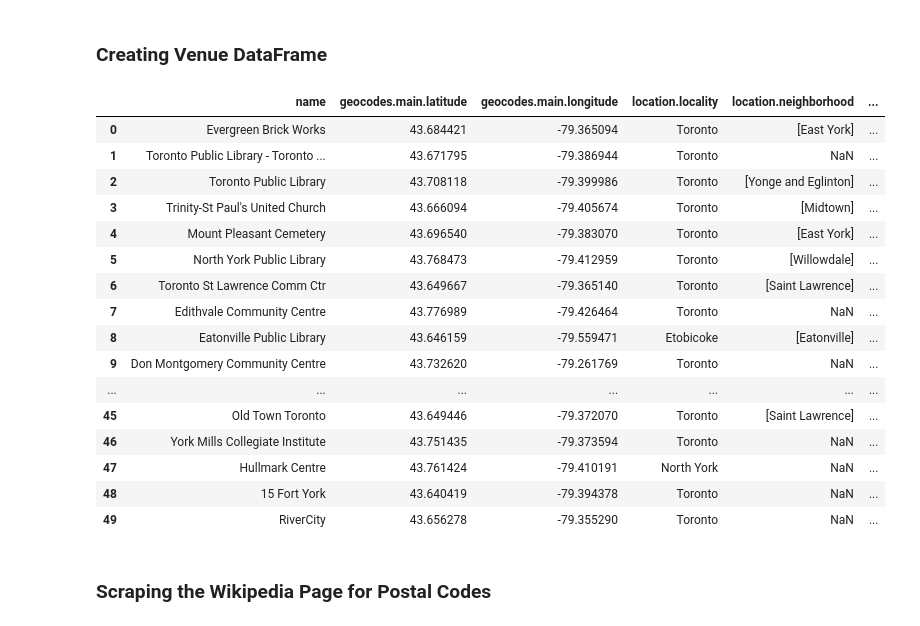
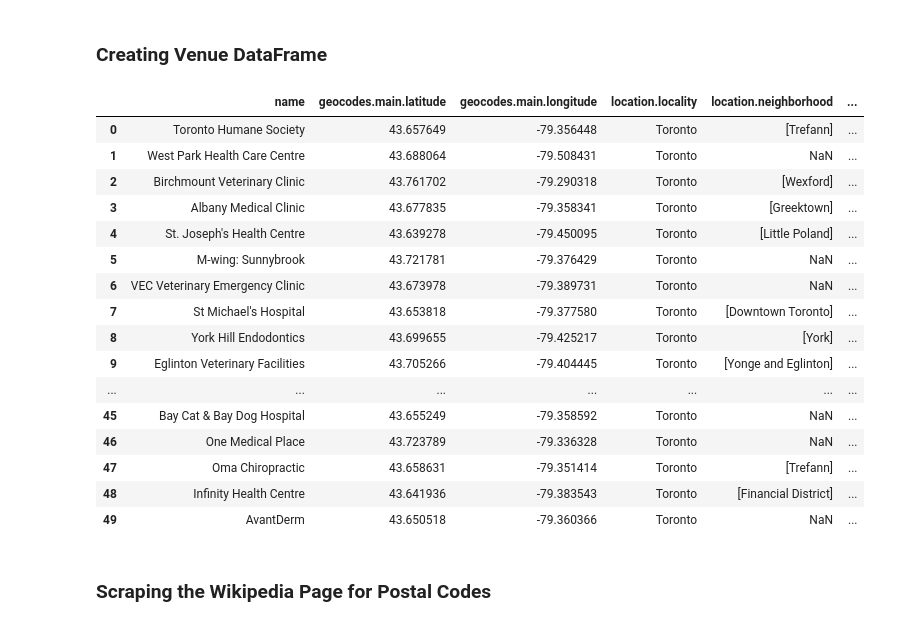
Before and after one commit to Sujeev-Uthayakumar/clustering-navigation, a Jupyter notebook: src/index.ipynb, the cells around one changed output. Cells and saved outputs as stored; diff of their text form; code cells hidden in the pictures.

```diff
--- a/src/index.ipynb
+++ b/src/index.ipynb
@@ -94,32 +94,32 @@ def create_request(coords= None, location = None, categories = None, limit = "10
 # %%
 latitude = 43.6532
 longitude = -79.3832
-results = create_request(location = ["Toronto", "ON"], categories="12000", limit="50")
+hospitals = create_request(location = ["Toronto", "ON"], categories="15000", limit="50")
 
 # Generates data from the Foursquare API
-venues = json_normalize(results['results'], max_level=3)
-venues.drop(venues.columns[[0, 1, 2, 3, 5, 8, 9, 10, 11, 13, 12, 17, 18, 19, 20, 21]], axis=1, inplace=True)
+hospital_venues = json_normalize(hospitals['results'], max_level=3)
+hospital_venues.drop(hospital_venues.columns[[0, 1, 2, 3, 5, 8, 9, 10, 11, 13, 12, 17, 18, 19, 20, 21]], axis=1, inplace=True)
 
 #
-pd.DataFrame(venues)
+pd.DataFrame(hospital_venues)
 # %% [output]
 |  | name | geocodes.main.latitude | geocodes.main.longitude | location.locality | location.neighborhood | ... |
-| 0 | Evergreen Brick Works | 43.684421 | -79.365094 | Toronto | [East York] | ... |
-| 1 | Toronto Public Library - Toronto ... | 43.671795 | -79.386944 | Toronto | NaN | ... |
-| 2 | Toronto Public Library | 43.708118 | -79.399986 | Toronto | [Yonge and Eglinton] | ... |
-| 3 | Trinity-St Paul's United Church | 43.666094 | -79.405674 | Toronto | [Midtown] | ... |
-| 4 | Mount Pleasant Cemetery | 43.696540 | -79.383070 | Toronto | [East York] | ... |
-| 5 | North York Public Library | 43.768473 | -79.412959 | Toronto | [Willowdale] | ... |
-| 6 | Toronto St Lawrence Comm Ctr | 43.649667 | -79.365140 | Toronto | [Saint Lawrence] | ... |
-| 7 | Edithvale Community Centre | 43.776989 | -79.426464 | Toronto | NaN | ... |
-| 8 | Eatonville Public Library | 43.646159 | -79.559471 | Etobicoke | [Eatonville] | ... |
-| 9 | Don Montgomery Community Centre | 43.732620 | -79.261769 | Toronto | NaN | ... |
+| 0 | Toronto Humane Society | 43.657649 | -79.356448 | Toronto | [Trefann] | ... |
+| 1 | West Park Health Care Centre | 43.688064 | -79.508431 | Toronto | NaN | ... |
+| 2 | Birchmount Veterinary Clinic | 43.761702 | -79.290318 | Toronto | [Wexford] | ... |
+| 3 | Albany Medical Clinic | 43.677835 | -79.358341 | Toronto | [Greektown] | ... |
+| 4 | St. Joseph's Health Centre | 43.639278 | -79.450095 | Toronto | [Little Poland] | ... |
+| 5 | M-wing: Sunnybrook | 43.721781 | -79.376429 | Toronto | NaN | ... |
+| 6 | VEC Veterinary Emergency Clinic | 43.673978 | -79.389731 | Toronto | NaN | ... |
+| 7 | St Michael's Hospital | 43.653818 | -79.377580 | Toronto | [Downtown Toronto] | ... |
+| 8 | York Hill Endodontics | 43.699655 | -79.425217 | Toronto | [York] | ... |
+| 9 | Eglinton Veterinary Facilities | 43.705266 | -79.404445 | Toronto | [Yonge and Eglinton] | ... |
 | ... | ... | ... | ... | ... | ... | ... |
-| 45 | Old Town Toronto | 43.649446 | -79.372070 | Toronto | [Saint Lawrence] | ... |
-| 46 | York Mills Collegiate Institute | 43.751435 | -79.373594 | Toronto | NaN | ... |
-| 47 | Hullmark Centre | 43.761424 | -79.410191 | North York | NaN | ... |
-| 48 | 15 Fort York | 43.640419 | -79.394378 | Toronto | NaN | ... |
-| 49 | RiverCity | 43.656278 | -79.355290 | Toronto | NaN | ... |
+| 45 | Bay Cat & Bay Dog Hospital | 43.655249 | -79.358592 | Toronto | NaN | ... |
+| 46 | One Medical Place | 43.723789 | -79.336328 | Toronto | NaN | ... |
+| 47 | Oma Chiropractic | 43.658631 | -79.351414 | Toronto | [Trefann] | ... |
+| 48 | Infinity Health Centre | 43.641936 | -79.383543 | Toronto | [Financial District] | ... |
+| 49 | AvantDerm | 43.650518 | -79.360366 | Toronto | NaN | ... |
 # %% [markdown]
 <h3><b>Scraping the Wikipedia Page for Postal Codes</b></h3>
 # %%
```
Also changed, not shown: parts of 9 cells of this notebook, 3 other files.
